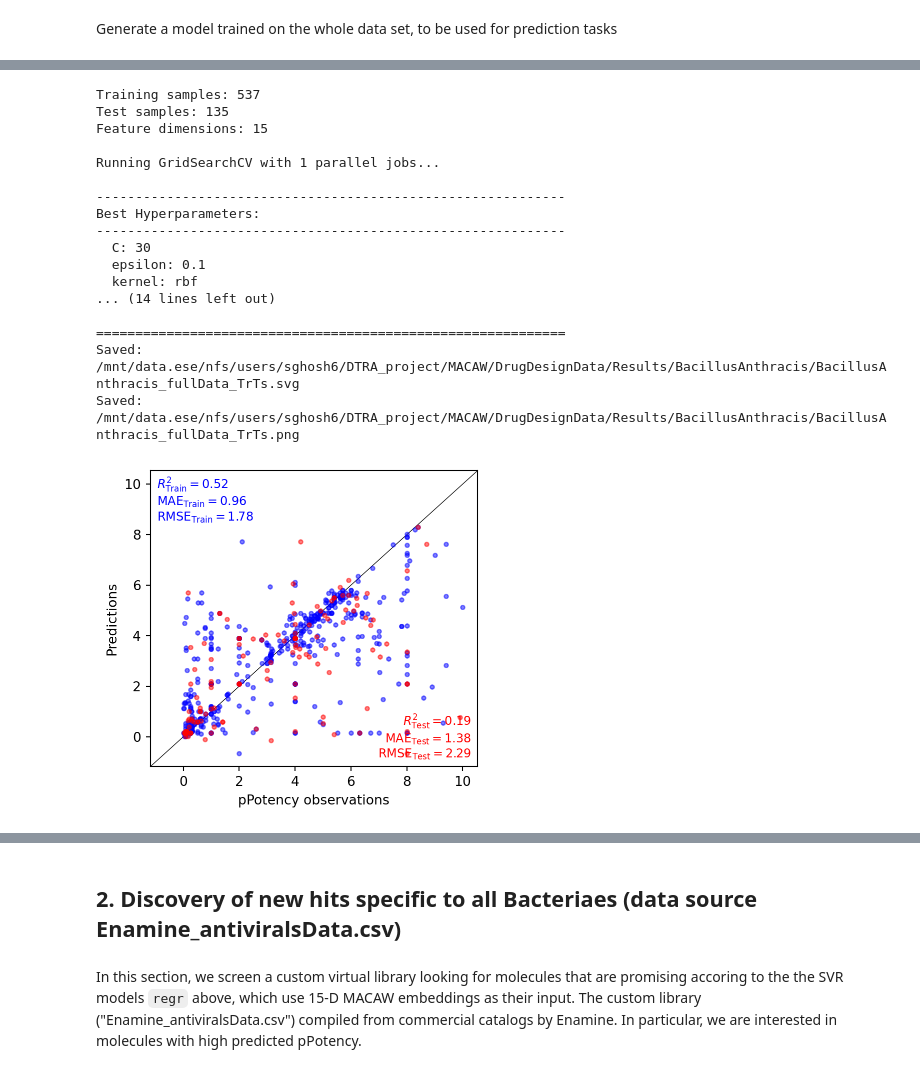
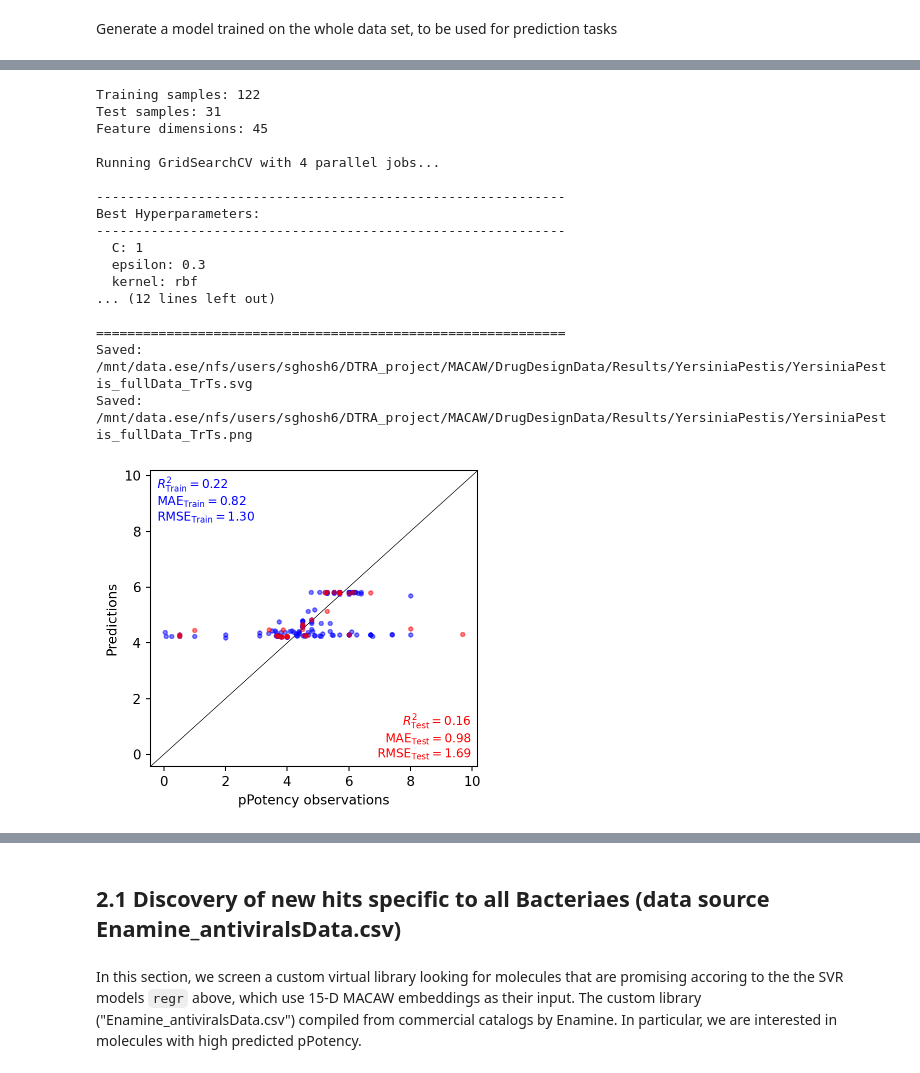
Before and after one commit to soumyadeepghosh35/DTRA_DrugDesign, a Jupyter notebook: PubchemData/Step3_MACAW_bacteria-YersiniaPestis.ipynb, the cells around one changed output, grey strips where cells are left out. Saved outputs shown, nothing was run; the diff lists cells and outputs as text; code cells hidden in the pictures.

```diff
--- a/PubchemData/Step3_MACAW_bacteria-YersiniaPestis.ipynb
+++ b/PubchemData/Step3_MACAW_bacteria-YersiniaPestis.ipynb
@@ -158,6 +169,6 @@ BacillusAnthracisData_chEMBL.head()
 # %% [markdown]
 ### Add `ID` column to left
 # %%
-BacillusAnthracisData_chEMBL.insert(0, 'ID', range(1, len(BacillusAnthracisData_chEMBL) + 1))
-BacillusAnthracisData_chEMBL.head()
+YersiniaPestisData_chEMBL.insert(0, 'ID', range(1, len(YersiniaPestisData_chEMBL) + 1))
+YersiniaPestisData_chEMBL.head()
 # %% [output]
@@ -170,8 +181,8 @@ BacillusAnthracisData_chEMBL.head()
 # %% [markdown]
 ### Add another filer to keep only these columns: `ID`, `compound_id`,	`Smiles`, `pPotency`, `BacteriaClassifier`
 # %%
-BacillusAnthracisData_chEMBL = BacillusAnthracisData_chEMBL.filter(
+YersiniaPestisData_chEMBL = YersiniaPestisData_chEMBL.filter(
     items=["ID", "compound_id", "Smiles", "pPotency", "BacteriaClassifier"]
 )
-BacillusAnthracisData_chEMBL.head()
+YersiniaPestisData_chEMBL.head()
 # %% [output]
@@ -191,10 +202,10 @@ BacillusAnthracisData_chEMBL.head()
 | **10–12** | 1×10⁻¹⁰ – 1×10⁻¹² M         | Extremely potent but still physically possible | **Keep (with caution)** |
 | **>12**   | < 1×10⁻¹² M (picomolar–femto) | Physically unrealistic / likely data error     | Drop                |
 # %%
-print("Original shape:", BacillusAnthracisData_chEMBL.shape)
+print("Original shape:", YersiniaPestisData_chEMBL.shape)
 
-BacillusAnthracisData_chEMBL = BacillusAnthracisData_chEMBL[BacillusAnthracisData_chEMBL['pPotency'].notna()
-    & (BacillusAnthracisData_chEMBL['pPotency'] > 0) & (BacillusAnthracisData_chEMBL['pPotency'] < 12)]
+YersiniaPestisData_chEMBL = YersiniaPestisData_chEMBL[YersiniaPestisData_chEMBL['pPotency'].notna()
+    & (YersiniaPestisData_chEMBL['pPotency'] > 0) & (YersiniaPestisData_chEMBL['pPotency'] < 12)]
 
-print("Shape after cleaning 'pPotency' value:", BacillusAnthracisData_chEMBL.shape)
+print("Shape after cleaning 'pPotency' value:", YersiniaPestisData_chEMBL.shape)
 # %% [output]
@@ -242,9 +228,9 @@ print("Shape after sampling 1000 rows:", BacillusAnthracisData_chEMBL.shape)
 # %% [markdown]
 ### Train ML Model
 # %%
-# df = BacillusAnthracisData_chEMBL
-Y = BacillusAnthracisData_chEMBL.pPotency
-smiles = BacillusAnthracisData_chEMBL.Smiles
+# df = YersiniaPestisData_chEMBL
+Y = YersiniaPestisData_chEMBL.pPotency
+smiles = YersiniaPestisData_chEMBL.Smiles
 # %%
 print(len(smiles))
 # %% [output]
@@ -529,9 +451,9 @@ print(f"Test samples: {len(X_test_smi)}")
 mcw = MACAW(
     type_fp='atompairs',
     metric='sokal',
-    n_components=15,
-    n_landmarks=200,
-    random_state=39
+    n_components=45,
+    n_landmarks=100,
+    random_state=42
 )
 mcw.fit(X_train_smi, Y_train)
 
@@ -544,7 +466,7 @@ print(f"Feature dimensions: {X_train.shape[1]}")
 # ---------------------------
 # 3. GRID SEARCH ON TRAINING DATA ONLY
 # ---------------------------
-n_jobs = 1
+n_jobs = 4
 
 regr_pred = GridSearchCV(
     estimator=SVR(),
@@ -607,41 +529,42 @@ print("-"*60)
 # Check for overfitting
 overfit_gap = train_r2 - test_r2
 if overfit_gap > 0.1:
     print("\n  WARNING: Possible overfitting detected (R² gap > 0.1)")
 elif test_r2 >= 0.7:
     print("\n Good generalization performance!")
 
 print("\n" + "="*60)
 
+
 # ---------------------------
 # 7. GENERATE PARITY PLOT
 # ---------------------------
 parity_plot(
     x=Y_train,                      # observed train
     y=y_train_pred,                 # predicted train (in-sample)
     x_test=Y_test,                  # observed test
     y_test=y_test_pred,             # predicted test (held-out)
     xlabel="pPotency observations",
     ylabel="Predictions",
-    savetitle=resultsDir + 'BacillusAnthracis/BacillusAnthracis_fullData_TrTs.svg',
+    savetitle=resultsDir + 'YersiniaPestis/YersiniaPestis_fullData_TrTs.svg',
     save_formats=['svg', 'png']
 )
 # %% [output]
-Training samples: 537
-Test samples: 135
-Feature dimensions: 15
+Training samples: 122
+Test samples: 31
+Feature dimensions: 45
 
-Running GridSearchCV with 1 parallel jobs...
+Running GridSearchCV with 4 parallel jobs...
 
 ------------------------------------------------------------
 Best Hyperparameters:
 ------------------------------------------------------------
-  C: 30
-  epsilon: 0.1
+  C: 1
+  epsilon: 0.3
   kernel: rbf
-... (14 lines left out)
+... (12 lines left out)
 
 ============================================================
-Saved: /mnt/data.ese/nfs/users/sghosh6/DTRA_project/MACAW/DrugDesignData/Results/BacillusAnthracis/BacillusAnthracis_fullData_TrTs.svg
-Saved: /mnt/data.ese/nfs/users/sghosh6/DTRA_project/MACAW/DrugDesignData/Results/BacillusAnthracis/BacillusAnthracis_fullData_TrTs.png
+Saved: /mnt/data.ese/nfs/users/sghosh6/DTRA_project/MACAW/DrugDesignData/Results/YersiniaPestis/YersiniaPestis_fullData_TrTs.svg
+Saved: /mnt/data.ese/nfs/users/sghosh6/DTRA_project/MACAW/DrugDesignData/Results/YersiniaPestis/YersiniaPestis_fullData_TrTs.png
-[figure, old version]
+[figure, new version]
@@ -650,5 +573,5 @@ Wall time: 4.25 s
 # %% [markdown]
-## 2. Discovery of new hits specific to all Bacteriaes (data source Enamine_antiviralsData.csv)
+## 2.1 Discovery of new hits specific to all Bacteriaes (data source Enamine_antiviralsData.csv)
 # %% [markdown]
 In this section, we screen a custom virtual library looking for molecules that are promising accoring to the the SVR models `regr` above, which use 15-D MACAW embeddings as their input. The custom library ("Enamine_antiviralsData.csv") compiled from commercial catalogs by Enamine. In particular, we are interested in molecules with high predicted pPotency.
 # %%
```
Also changed, not shown: parts of 143 cells of this notebook.
